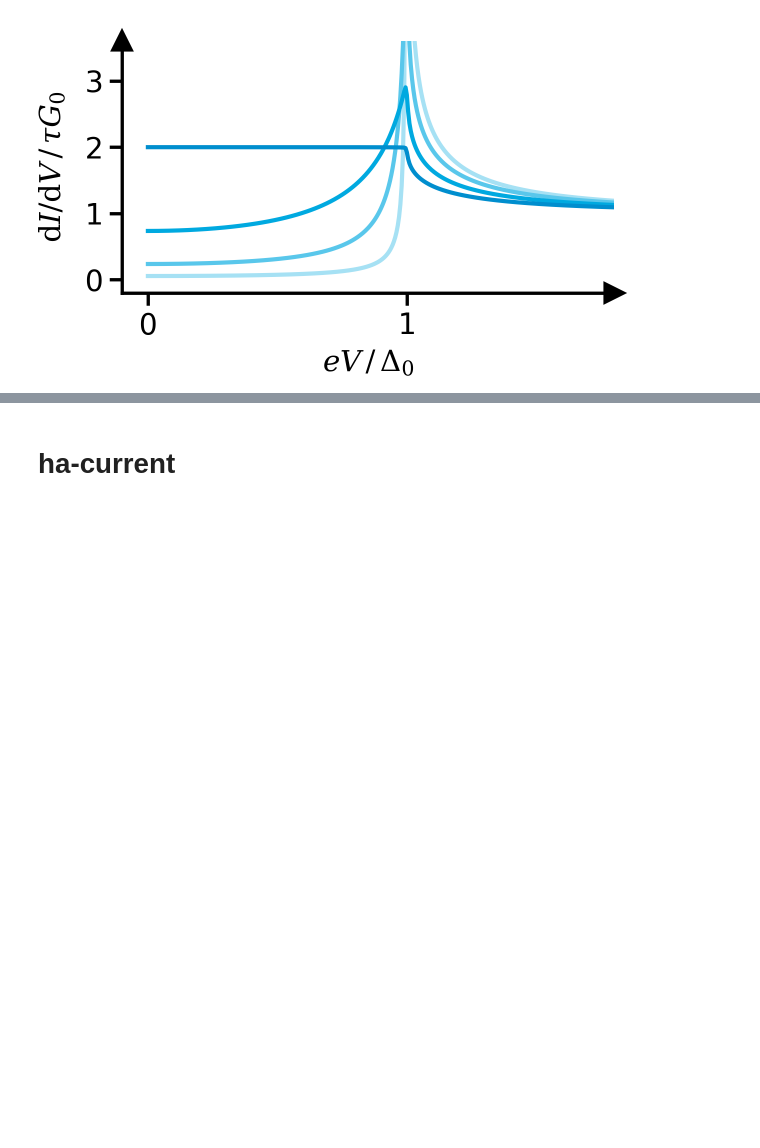
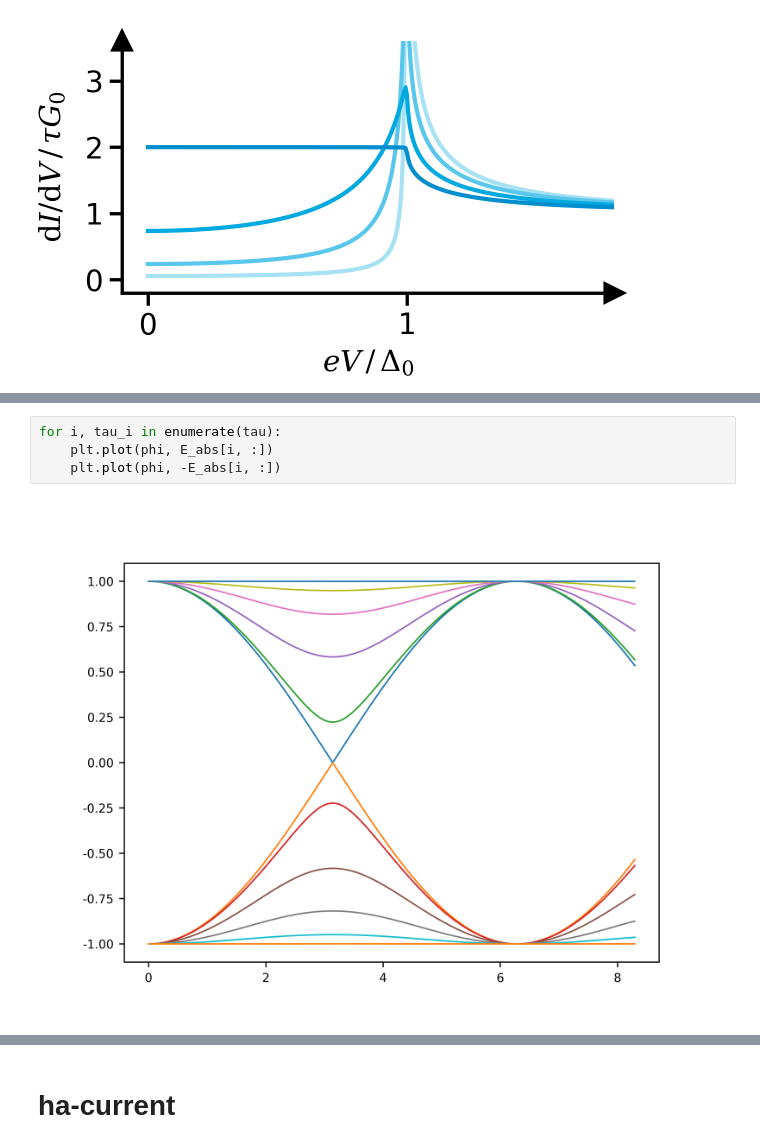
Before and after one commit to schmampf/dissertation, a Jupyter notebook: theory/meso/meso.ipynb, the cells around one changed output, grey strips where cells are left out. Cells and saved outputs as stored; diff of their text form; blank space fills up the shorter version.

```diff
--- a/theory/meso/meso.ipynb
+++ b/theory/meso/meso.ipynb
@@ -213,0 +243,6 @@ theory_layout(fig, ax, title, xlabel, ylabel)
+# %%
+for i, tau_i in enumerate(tau):
+    plt.plot(phi, E_abs[i, :])
+    plt.plot(phi, -E_abs[i, :])
+# %% [output]
+[figure, added]
```
Also changed, not shown: parts of 4 cells of this notebook, 4 other files.
